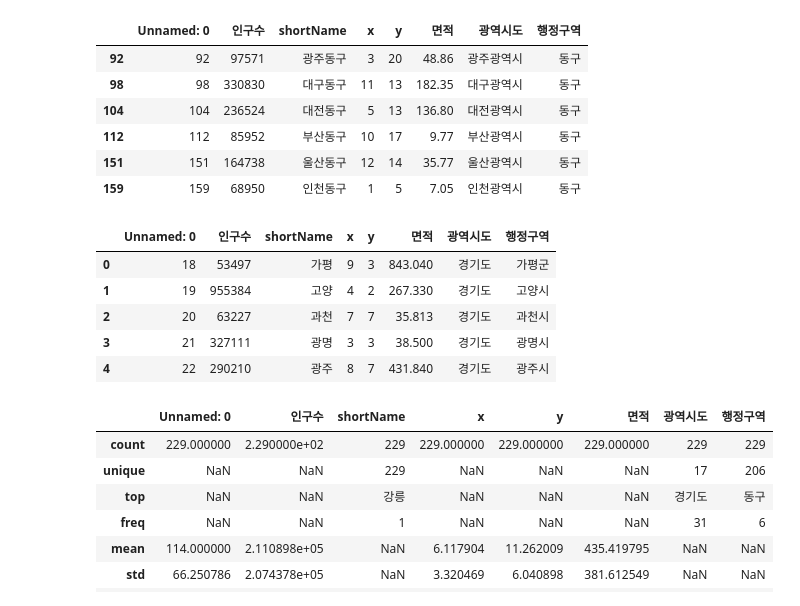
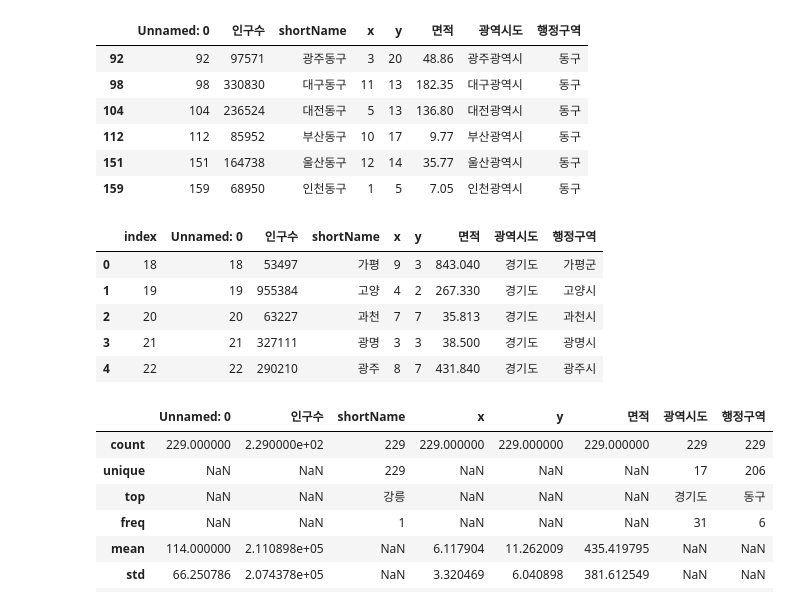
Before and after one commit to KOS-noise/Python_Webscraping_Analysis, a Jupyter notebook: 03.행정구역정보_분석과시각화.ipynb, the cells around one changed output. Cells and saved outputs as stored; diff of their text form; code cells hidden in the pictures.

```diff
--- a/03.행정구역정보_분석과시각화.ipynb
+++ b/03.행정구역정보_분석과시각화.ipynb
@@ -200,15 +222,15 @@ data.loc[data['행정구역'] == '동구']
 | 159 | 159 | 68950 | 인천동구 | 1 | 5 | 7.05 | 인천광역시 | 동구 |
 # %%
 # '광역시도' == '경기도'
-data.loc[data['광역시도'] == '경기도'].reset_index(drop=True).head()  # 인덱스를 새로 생성함
-# drop 을 넣고 안 넣고의 차이 확인
+data.loc[data['광역시도'] == '경기도'].reset_index().head() # 인덱스를 새로 생성함
+# drop 을 넣고 안 넣고의 차이 확인 (True 가 디폴트인듯)
 # %% [output]
-|  | Unnamed: 0 | 인구수 | shortName | x | y | 면적 | 광역시도 | 행정구역 |
-| 0 | 18 | 53497 | 가평 | 9 | 3 | 843.040 | 경기도 | 가평군 |
-| 1 | 19 | 955384 | 고양 | 4 | 2 | 267.330 | 경기도 | 고양시 |
-| 2 | 20 | 63227 | 과천 | 7 | 7 | 35.813 | 경기도 | 과천시 |
-| 3 | 21 | 327111 | 광명 | 3 | 3 | 38.500 | 경기도 | 광명시 |
-| 4 | 22 | 290210 | 광주 | 8 | 7 | 431.840 | 경기도 | 광주시 |
+|  | index | Unnamed: 0 | 인구수 | shortName | x | y | 면적 | 광역시도 | 행정구역 |
+| 0 | 18 | 18 | 53497 | 가평 | 9 | 3 | 843.040 | 경기도 | 가평군 |
+| 1 | 19 | 19 | 955384 | 고양 | 4 | 2 | 267.330 | 경기도 | 고양시 |
+| 2 | 20 | 20 | 63227 | 과천 | 7 | 7 | 35.813 | 경기도 | 과천시 |
+| 3 | 21 | 21 | 327111 | 광명 | 3 | 3 | 38.500 | 경기도 | 광명시 |
+| 4 | 22 | 22 | 290210 | 광주 | 8 | 7 | 431.840 | 경기도 | 광주시 |
 # %%
 # describe() 함수, 모든 컬럼(숫자, 문자 타입 모두)의 통계함수 출력
 data.describe(include = 'all')
```
Also changed, not shown: parts of 29 cells of this notebook, 3 other files.
